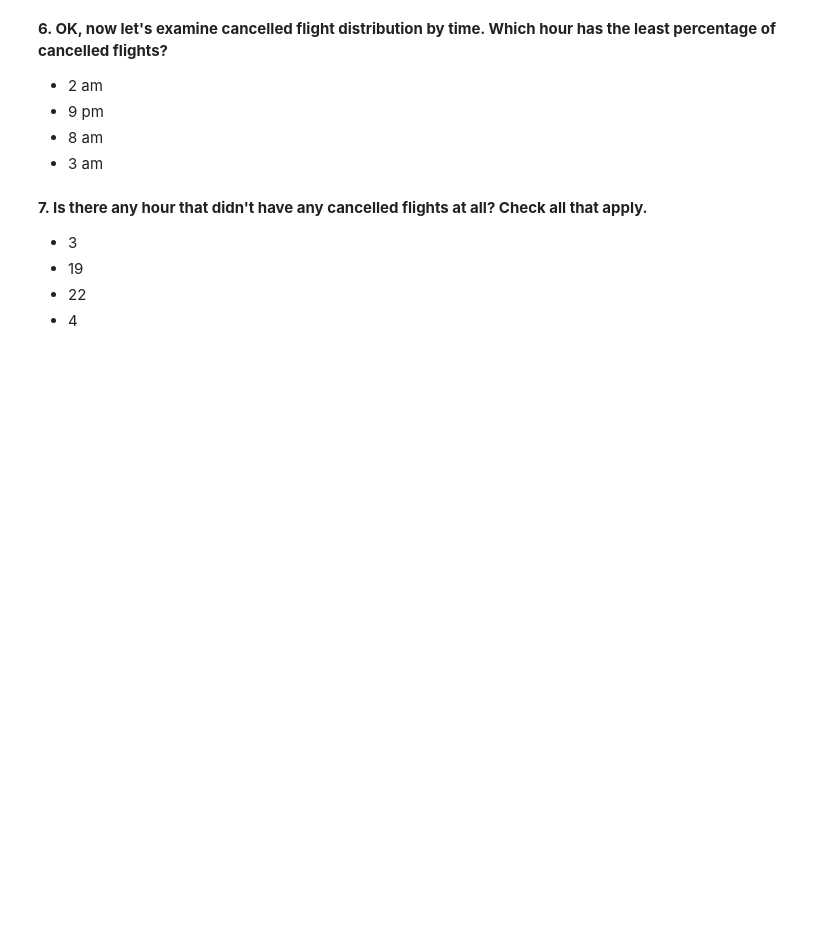
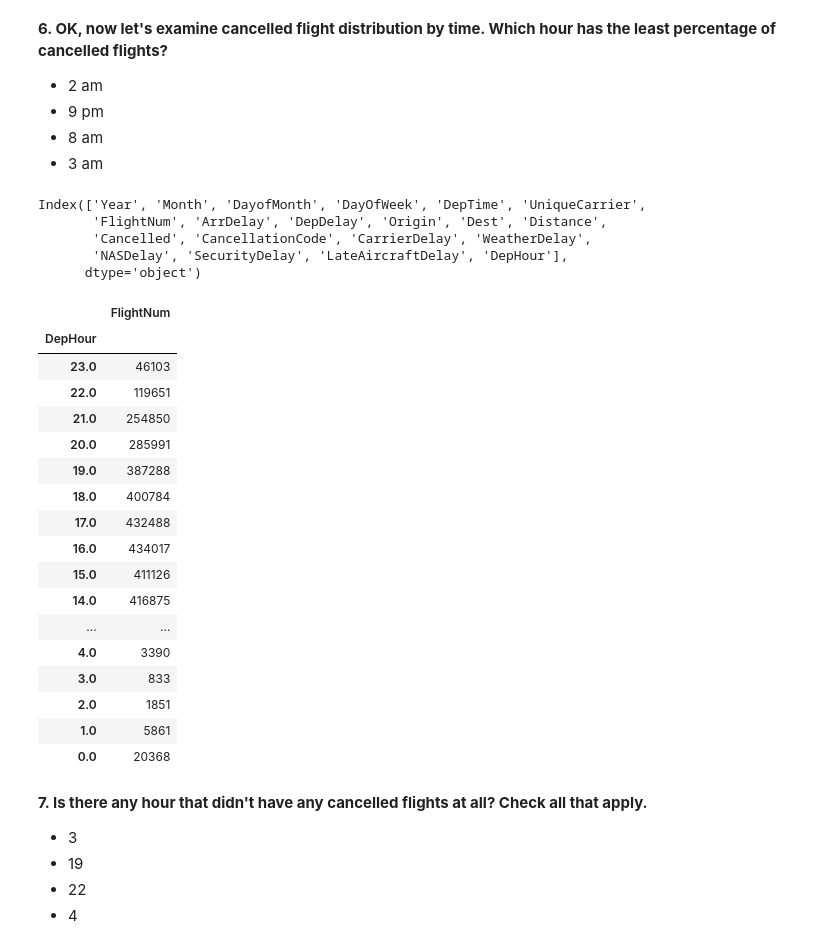
Before and after one commit to akshayhegde8/mlcourse.ai, a Jupyter notebook: jupyter_english/assignments_spring2019/assignment1_USA_flights_EDA.ipynb, the cells around one changed output. Saved outputs shown, nothing was run; the diff lists cells and outputs as text; code cells hidden in the pictures; blank space fills up the shorter version.

```diff
--- a/jupyter_english/assignments_spring2019/assignment1_USA_flights_EDA.ipynb
+++ b/jupyter_english/assignments_spring2019/assignment1_USA_flights_EDA.ipynb
@@ -342,3 +447,52 @@ Name: DepHour, dtype: float64
+# %%
+# You code here# You code here
+df = flights_df;
+
+df['DepHour'] = df['DepTime'] // 100
+df['DepHour'].replace(to_replace=24, value=0, inplace=True)
+
+print (df.columns)
+
+#df now contains only cancelled flights.
+#df = df[df['Cancelled']== 0]
+
+#print(df.head())
+#print(df['Cancelled'].describe())
+
+columns_to_show = ['Cancelled']
+columns_to_group = ['DepHour']
+a = flights_df.groupby(by=columns_to_group)[columns_to_show].sum();
+a.sort_values(by='DepHour', ascending=False)
+
+columns_to_show = ['FlightNum']
+columns_to_group = ['DepHour']
+b = flights_df.groupby(by=columns_to_group)[columns_to_show].count();
+b.sort_values(by='DepHour', ascending=False)
+#Answer: 8.0 -> 8am
+# %% [output]
+Index(['Year', 'Month', 'DayofMonth', 'DayOfWeek', 'DepTime', 'UniqueCarrier',
+       'FlightNum', 'ArrDelay', 'DepDelay', 'Origin', 'Dest', 'Distance',
+       'Cancelled', 'CancellationCode', 'CarrierDelay', 'WeatherDelay',
+       'NASDelay', 'SecurityDelay', 'LateAircraftDelay', 'DepHour'],
+      dtype='object')
+|  | FlightNum |
+| DepHour |  |
+| 23.0 | 46103 |
+| 22.0 | 119651 |
+| 21.0 | 254850 |
+| 20.0 | 285991 |
+| 19.0 | 387288 |
+| 18.0 | 400784 |
+| 17.0 | 432488 |
+| 16.0 | 434017 |
+| 15.0 | 411126 |
+| 14.0 | 416875 |
+| ... | ... |
+| 4.0 | 3390 |
+| 3.0 | 833 |
+| 2.0 | 1851 |
+| 1.0 | 5861 |
+| 0.0 | 20368 |
 # %% [markdown]
 **7. Is there any hour that didn't have any cancelled flights at all? Check all that apply.**
 
```
Also changed, not shown: parts of 15 cells of this notebook.
